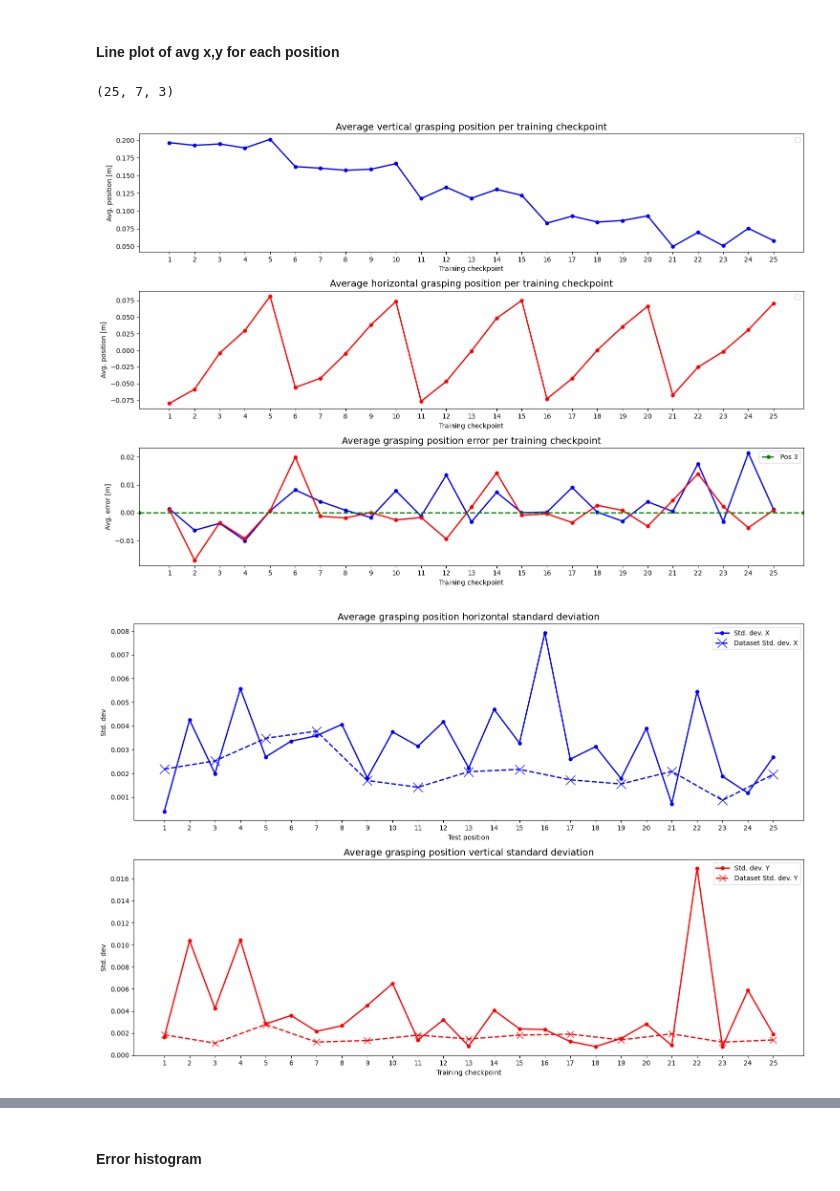
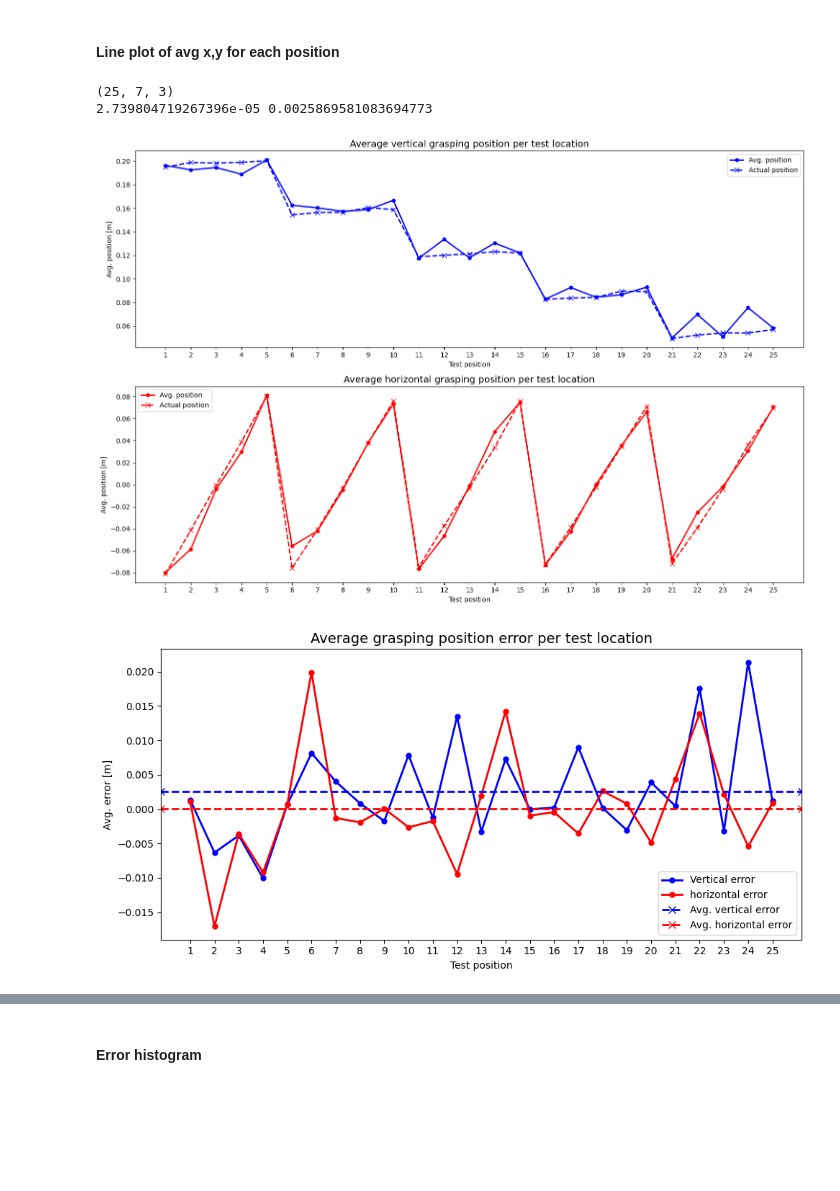
Before and after one commit to nicolas-duque/lerobot, a Jupyter notebook: lerobot/plots/eval_plots.ipynb, the cells around one changed output, grey strips where cells are left out. Cells and saved outputs as stored; diff of their text form; code cells hidden in the pictures; blank space fills up the shorter version.

Commit message:
changes in labels histograms

```diff
--- a/lerobot/plots/eval_plots.ipynb
+++ b/lerobot/plots/eval_plots.ipynb
@@ -767,7 +775,7 @@ WARNING:root:'torchcodec' is not available in your platform, falling back to 'py
 # %% [markdown]
 #### Line plot of avg x,y for each position ####
 # %%
-fig2, axs2 = plt.subplots(3, 1, figsize=(15, 10))
+fig2, axs2 = plt.subplots(2, 1, figsize=(15, 10))
 l_fs = 10
 t_fs = 14
 
@@ -780,56 +788,68 @@ total_grasp = np.stack(total_grasp, axis=0)
 print(total_grasp.shape)
 
 pos = range(1, 26)
 
 for idx, label in enumerate(['vertical', 'horizontal']):
-    axs2[idx].plot(avg_ep[:, idx], color='blue' if idx == 0 else 'red', marker='o', linestyle='-', linewidth=2, markersize=5)
+    axs2[idx].plot(avg_ep[:, idx], color='blue' if idx == 0 else 'red', marker='o', linestyle='-', linewidth=2, markersize=5, label='Avg. position')
+    axs2[idx].plot(box_avg[:, idx], color='blue' if idx == 0 else 'red', marker='x', linestyle='--', linewidth=2, markersize=7, label='Actual position')
     #axs2[idx].axhline(box_pos_avg_e8[1, idx], color=colors[3], marker='o', linestyle='--', linewidth=2, markersize=5, label='Pos 2')
     #axs2[idx].axhline(box_avg[idx], color='green', marker='o', linestyle='--', linewidth=2, markersize=5, label='Pos 3')
     #axs2[idx].axhline(box_pos_avg_e8[3, idx], color=colors[4], marker='o', linestyle='--', linewidth=2, markersize=5, label='Pos 4')
     axs2[idx].set_xticks(range(25), pos, fontsize=l_fs)
-    axs2[idx].set_xlabel('Training checkpoint', fontsize=l_fs)
+    axs2[idx].set_xlabel('Test position', fontsize=l_fs)
     axs2[idx].set_ylabel('Avg. position [m]', fontsize=l_fs)
-    axs2[idx].set_title(f'Average {label} grasping position per training checkpoint', fontsize=t_fs)
+    axs2[idx].set_title(f'Average {label} grasping position per test location', fontsize=t_fs)
     axs2[idx].legend(fontsize=l_fs)
     boxplot_data = [arr[:,idx] for arr in total_grasp]
     #axs2[idx].boxplot(boxplot_data, vert=True, labels=pos,positions = range(25))
 
-axs2[2].plot(avg_err[:,0], color='blue', marker='o', linestyle='-', linewidth=2, markersize=5)
-axs2[2].plot(avg_err[:,1], color='red', marker='o', linestyle='-', linewidth=2, markersize=5)
-axs2[2].axhline(0.0, color='green', marker='o', linestyle='--', linewidth=2, markersize=5, label='Pos 3')
-axs2[2].set_xticks(range(25),pos, fontsize=l_fs)
-axs2[2].set_xlabel('Training checkpoint', fontsize=l_fs)
-axs2[2].set_ylabel('Avg. error [m]', fontsize=l_fs)
-axs2[2].set_title('Average grasping position error per training checkpoint', fontsize=t_fs)
-axs2[2].legend(fontsize=l_fs)
+fig2_err, axs2_err = plt.subplots(1, 1, figsize=(10, 5))
+
+d_xy_reshape = d_xy.transpose(0,2,1).reshape(-1,3)
+avg_err_x = np.mean(d_xy_reshape[:, 1])
+avg_err_y = np.mean(d_xy_reshape[:, 0])
+print(avg_err_x, avg_err_y)
+
+axs2_err.plot(avg_err[:,0], color='blue', marker='o', linestyle='-', linewidth=2, markersize=5, label='Vertical error')
+axs2_err.plot(avg_err[:,1], color='red', marker='o', linestyle='-', linewidth=2, markersize=5, label='horizontal error')
+#axs2_err.axhline(0.0, color='green', marker='o', linestyle='--', linewidth=2, markersize=5, label='Actual position')
+axs2_err.axhline(avg_err_y, color='blue', marker='x', linestyle='--', linewidth=2, markersize=7, label='Avg. vertical error')
+axs2_err.axhline(avg_err_x, color='red', marker='x', linestyle='--', linewidth=2, markersize=7, label='Avg. horizontal error')
+axs2_err.set_xticks(range(25),pos, fontsize=l_fs)
+axs2_err.set_xlabel('Test position', fontsize=l_fs)
+axs2_err.set_ylabel('Avg. error [m]', fontsize=l_fs)
+axs2_err.set_title('Average grasping position error per test location', fontsize=t_fs)
+axs2_err.legend(fontsize=l_fs)
 
 
 fig2.tight_layout()
+fig2_err.tight_layout()
 
 
 fig3, axs3 = plt.subplots(2, 1, figsize=(15, 10))
 ds_values = range(0,25,2)
 
-axs3[0].plot(std[:,0], color='blue', marker='o', linestyle='-', linewidth=2, markersize=5, label='Std. dev. X')
-axs3[0].plot(ds_values, std_ds[:,0], color='blue', marker='x', linestyle='--', linewidth=2, markersize=15, label='Dataset Std. dev. X')
+axs3[1].plot(std[:,1], color='red', marker='o', linestyle='-', linewidth=2, markersize=5, label='Std. dev. horizontal')
+axs3[1].plot(ds_values, std_ds[:,1], color='red', marker='x', linestyle='--', linewidth=2, markersize=15, label='Dataset Std. dev. horizontal')
+
+axs3[1].set_xticks(range(25),pos, fontsize=l_fs)
+axs3[1].set_xlabel('Test position', fontsize=l_fs)
+axs3[1].set_ylabel('Std. dev', fontsize=l_fs)
+axs3[1].set_title('Average grasping position horizontal standard deviation', fontsize=t_fs)
+axs3[1].legend(fontsize=l_fs)
+
+axs3[0].plot(std[:,0], color='blue', marker='o', linestyle='-', linewidth=2, markersize=5, label='Std. dev. vertical')
+axs3[0].plot(ds_values,std_ds[:,0], color='blue', marker='x', linestyle='--', linewidth=2, markersize=10, label='Dataset Std. dev. vertical')
 
 axs3[0].set_xticks(range(25),pos, fontsize=l_fs)
-axs3[0].set_xlabel('Test position', fontsize=l_fs)
+axs3[0].set_xlabel('Training checkpoint', fontsize=l_fs)
 axs3[0].set_ylabel('Std. dev', fontsize=l_fs)
-axs3[0].set_title('Average grasping position horizontal standard deviation', fontsize=t_fs)
+axs3[0].set_title('Average grasping position vertical standard deviation', fontsize=t_fs)
 axs3[0].legend(fontsize=l_fs)
 
-axs3[1].plot(std[:,1], color='red', marker='o', linestyle='-', linewidth=2, markersize=5, label='Std. dev. Y')
-axs3[1].plot(ds_values,std_ds[:,1], color='red', marker='x', linestyle='--', linewidth=2, markersize=10, label='Dataset Std. dev. Y')
-
-axs3[1].set_xticks(range(25),pos, fontsize=l_fs)
-axs3[1].set_xlabel('Training checkpoint', fontsize=l_fs)
-axs3[1].set_ylabel('Std. dev', fontsize=l_fs)
-axs3[1].set_title('Average grasping position vertical standard deviation', fontsize=t_fs)
-axs3[1].legend(fontsize=l_fs)
-
 fig3.tight_layout()
 # %% [output]
 (25, 7, 3)
+2.739804719267396e-05 0.0025869581083694773
-[figure, old version]
+[figure, new version]
-[figure, old version]
+[figure, new version]
```
Also changed, not shown: parts of 13 cells of this notebook.
